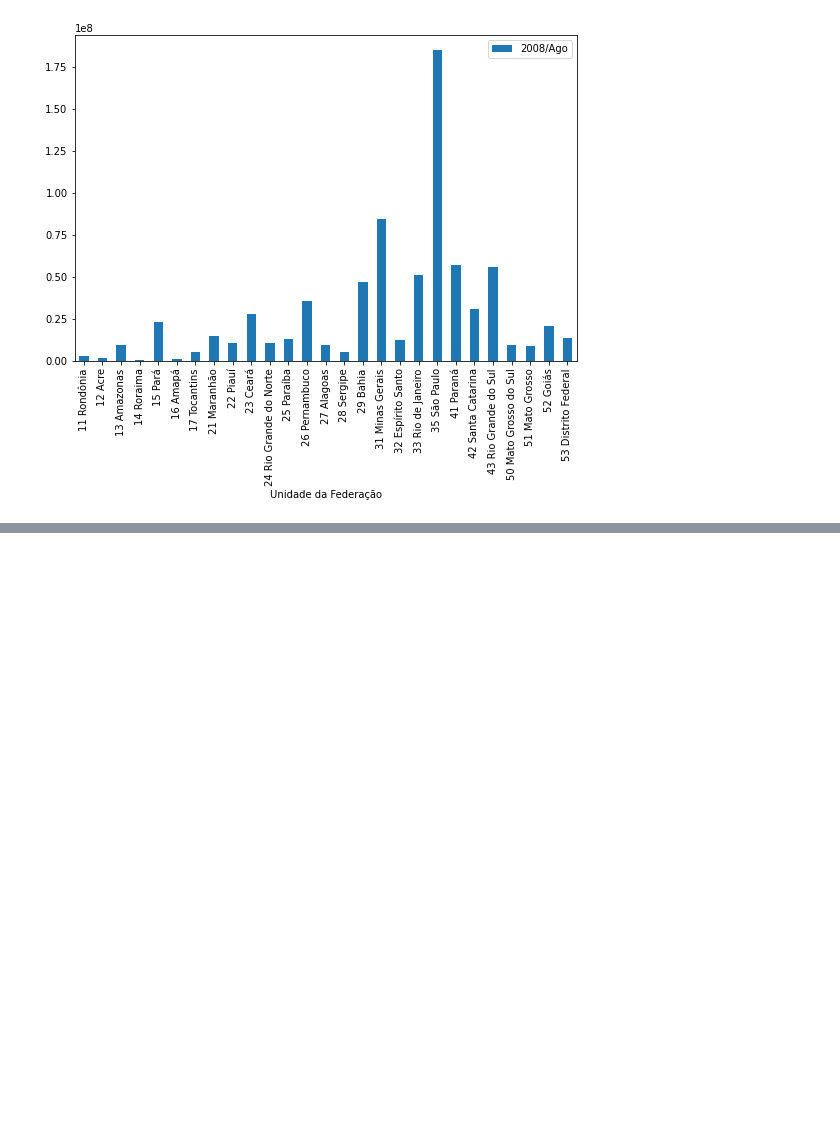
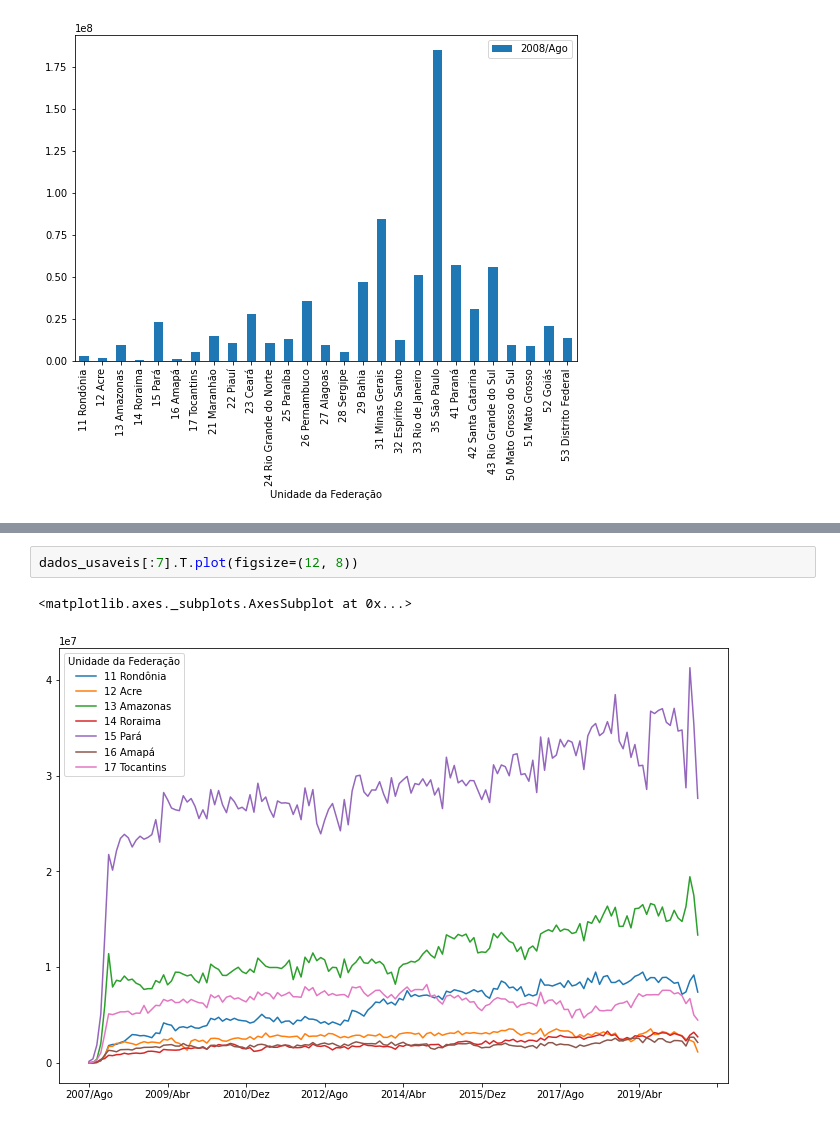
Before and after one commit to HenriqueCCdA/bootCampAluraDataScience, a Jupyter notebook: modulo1/aula/boot_camp_modulo1.ipynb, the cells around one changed output, grey strips where cells are left out. Saved outputs shown, nothing was run; the diff lists cells and outputs as text; blank space fills up the shorter version.

```diff
--- a/modulo1/aula/boot_camp_modulo1.ipynb
+++ b/modulo1/aula/boot_camp_modulo1.ipynb
@@ -106,0 +209,5 @@ plt.show()
+# %%
+dados_usaveis[:7].T.plot(figsize=(12, 8))
+# %% [output]
+<matplotlib.axes._subplots.AxesSubplot at 0x...>
+[figure, added]
```
Also changed, not shown: parts of 25 cells of this notebook.
